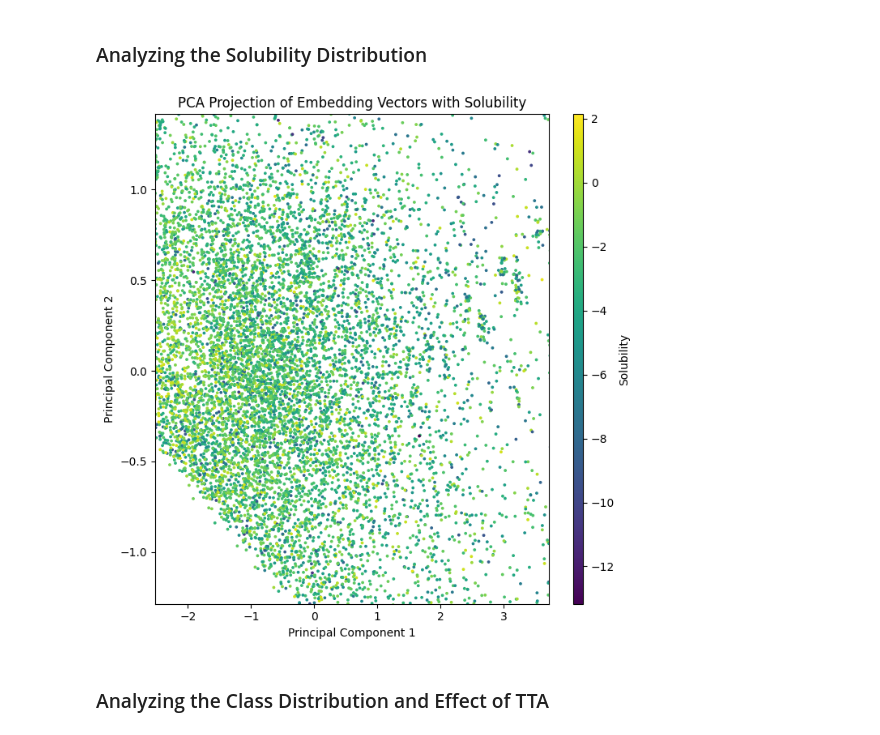
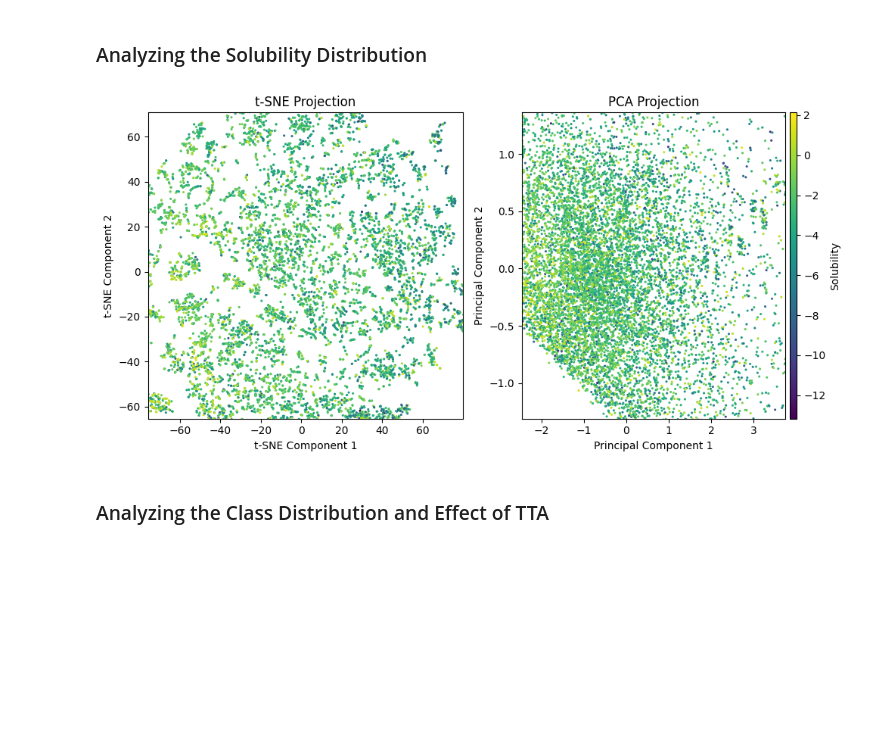
Before and after one commit to p0017/Molecular-Test-Time-Adaptation, a Jupyter notebook: Molecular-Test-TIme-Adaptation.ipynb, the cells around one changed output. Saved outputs shown, nothing was run; the diff lists cells and outputs as text; code cells hidden in the pictures; blank space fills up the shorter version.

Commit message:
Improved docu, visualization, typecheck, structure

```diff
--- a/Molecular-Test-TIme-Adaptation.ipynb
+++ b/Molecular-Test-TIme-Adaptation.ipynb
@@ -519,52 +459,77 @@ Explained variance ratio: [0.5705714  0.15065609]
 # %%
 # Get the solubility values from each dataset
 train_solubility = train_loader.dataset.labels
 val_solubility = val_loader.dataset.labels
 test_solubility = test_loader.dataset.labels
 
-# Create a single figure and axes
-fig, ax = plt.subplots(figsize=(7, 7))
+# Create a figure with two subplots side by side
+fig, (ax1, ax2) = plt.subplots(1, 2, figsize=(10, 5))
 
 # Define a consistent colormap for solubility
 cmap = plt.cm.viridis
 norm = plt.Normalize(min(min(train_solubility), min(val_solubility), min(test_solubility)),
                      max(max(train_solubility), max(val_solubility), max(test_solubility)))
 
-# Plot all datasets on the same axes with different markers
-sc1 = ax.scatter(train_embeddings_2d[:, 0], train_embeddings_2d[:, 1],
-                c=train_solubility, cmap=cmap, norm=norm, s=3)
-sc2 = ax.scatter(val_embeddings_2d[:, 0], val_embeddings_2d[:, 1],
-                c=val_solubility, cmap=cmap, norm=norm, s=3)
-sc3 = ax.scatter(test_embeddings_2d[:, 0], test_embeddings_2d[:, 1],
-                c=test_solubility, cmap=cmap, norm=norm, s=3)
+# Plot t-SNE projection on the left
+sc1 = ax1.scatter(train_embeddings_tsne[:, 0], train_embeddings_tsne[:, 1],
+                c=train_solubility, cmap=cmap, norm=norm, s=1.5)
+ax1.scatter(val_embeddings_tsne[:, 0], val_embeddings_tsne[:, 1],
+           c=val_solubility, cmap=cmap, norm=norm, s=1.5)
+ax1.scatter(test_embeddings_tsne[:, 0], test_embeddings_tsne[:, 1],
+           c=test_solubility, cmap=cmap, norm=norm, s=1.5)
 
-# Add a colorbar, title, labels, and legend
-cbar = fig.colorbar(sc1, ax=ax, aspect=50)
+ax1.set_title('t-SNE Projection')
+ax1.set_xlabel('t-SNE Component 1')
+ax1.set_ylabel('t-SNE Component 2')
+
+# Plot PCA projection on the right
+sc2 = ax2.scatter(train_embeddings_pca[:, 0], train_embeddings_pca[:, 1],
+                c=train_solubility, cmap=cmap, norm=norm, s=1.5)
+ax2.scatter(val_embeddings_pca[:, 0], val_embeddings_pca[:, 1],
+           c=val_solubility, cmap=cmap, norm=norm, s=1.5)
+ax2.scatter(test_embeddings_pca[:, 0], test_embeddings_pca[:, 1],
+           c=test_solubility, cmap=cmap, norm=norm, s=1.5)
+
+ax2.set_title('PCA Projection')
+ax2.set_xlabel('Principal Component 1')
+ax2.set_ylabel('Principal Component 2')
+
+# Dynamically adjust the limits for both plots
+x_min_train_tsne, x_max_train_tsne = np.percentile(train_embeddings_tsne[:, 0], [5, 95])
+y_min_train_tsne, y_max_train_tsne = np.percentile(train_embeddings_tsne[:, 1], [5, 95])
+x_min_test_tsne, x_max_test_tsne = np.percentile(test_embeddings_tsne[:, 0], [5, 95])
+y_min_test_tsne, y_max_test_tsne = np.percentile(test_embeddings_tsne[:, 1], [5, 95])
+
+x_max_tsne = max(x_max_train_tsne, x_max_test_tsne)
+x_min_tsne = min(x_min_train_tsne, x_min_test_tsne)
+y_max_tsne = max(y_max_train_tsne, y_max_test_tsne)
+y_min_tsne = min(y_min_train_tsne, y_min_test_tsne)
+
+ax1.set_xlim(x_min_tsne, x_max_tsne)
+ax1.set_ylim(y_min_tsne, y_max_tsne)
+
+x_min_train_pca, x_max_train_pca = np.percentile(train_embeddings_pca[:, 0], [5, 95])
+y_min_train_pca, y_max_train_pca = np.percentile(train_embeddings_pca[:, 1], [5, 95])
+x_min_test_pca, x_max_test_pca = np.percentile(test_embeddings_pca[:, 0], [5, 95])
+y_min_test_pca, y_max_test_pca = np.percentile(test_embeddings_pca[:, 1], [5, 95])
+
+x_max_pca = max(x_max_train_pca, x_max_test_pca)
+x_min_pca = min(x_min_train_pca, x_min_test_pca)
+y_max_pca = max(y_max_train_pca, y_max_test_pca)
+y_min_pca = min(y_min_train_pca, y_min_test_pca)
+
+ax2.set_xlim(x_min_pca, x_max_pca)
+ax2.set_ylim(y_min_pca, y_max_pca)
+
+fig.tight_layout()
+cbar = fig.colorbar(sc2, ax=[ax2], aspect=50, pad=0.015)
 cbar.set_label('Solubility')
-ax.set_title('PCA Projection of Embedding Vectors with Solubility')
-ax.set_xlabel('Principal Component 1')
-ax.set_ylabel('Principal Component 2')
 
-# Dynamically adjust the limits to focus on the main data distribution
-# Use percentiles to avoid sensitivity to outliers
-x_min_train, x_max_train = np.percentile(train_embeddings_2d[:, 0], [5, 95])
-y_min_train, y_max_train = np.percentile(train_embeddings_2d[:, 1], [5, 95])
-x_min_test, x_max_test = np.percentile(test_embeddings_2d[:, 0], [5, 95])
-y_min_test, y_max_test = np.percentile(test_embeddings_2d[:, 1], [5, 95])
-x_max = max(x_max_train, x_max_test)
-x_min = min(x_min_train, x_min_test)
-y_max = max(y_max_train, y_max_test)
-y_min = min(y_min_train, y_min_test)
-
-ax.set_xlim(x_min, x_max)
-ax.set_ylim(y_min, y_max)
-
-plt.tight_layout()
 if save_plots:
-    fig.savefig("figures/pca_solubility.jpg", dpi=300)
+    plt.savefig("figures/solubility.jpg", dpi=300)
 plt.show()
 # %% [output]
-[figure, old version]
+[figure, new version]
 # %% [markdown]
 ### Analyzing the Class Distribution and Effect of TTA
 # %%
```
Also changed, not shown: parts of 14 cells of this notebook, 12 other files.
